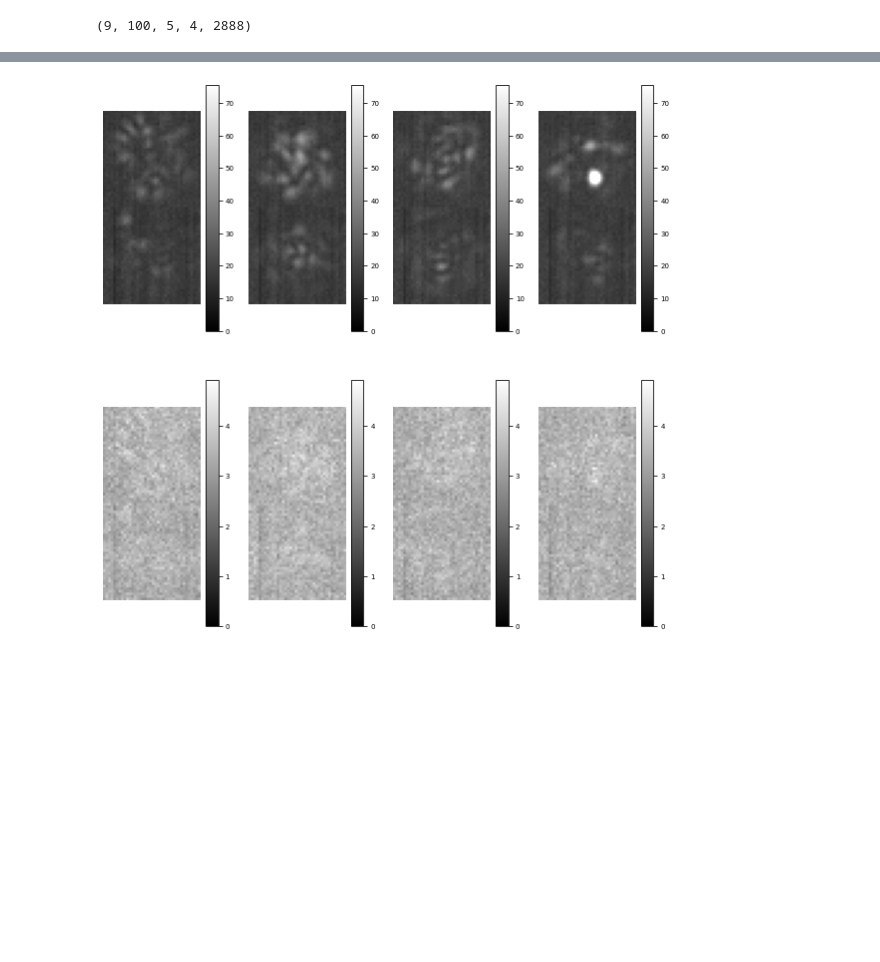
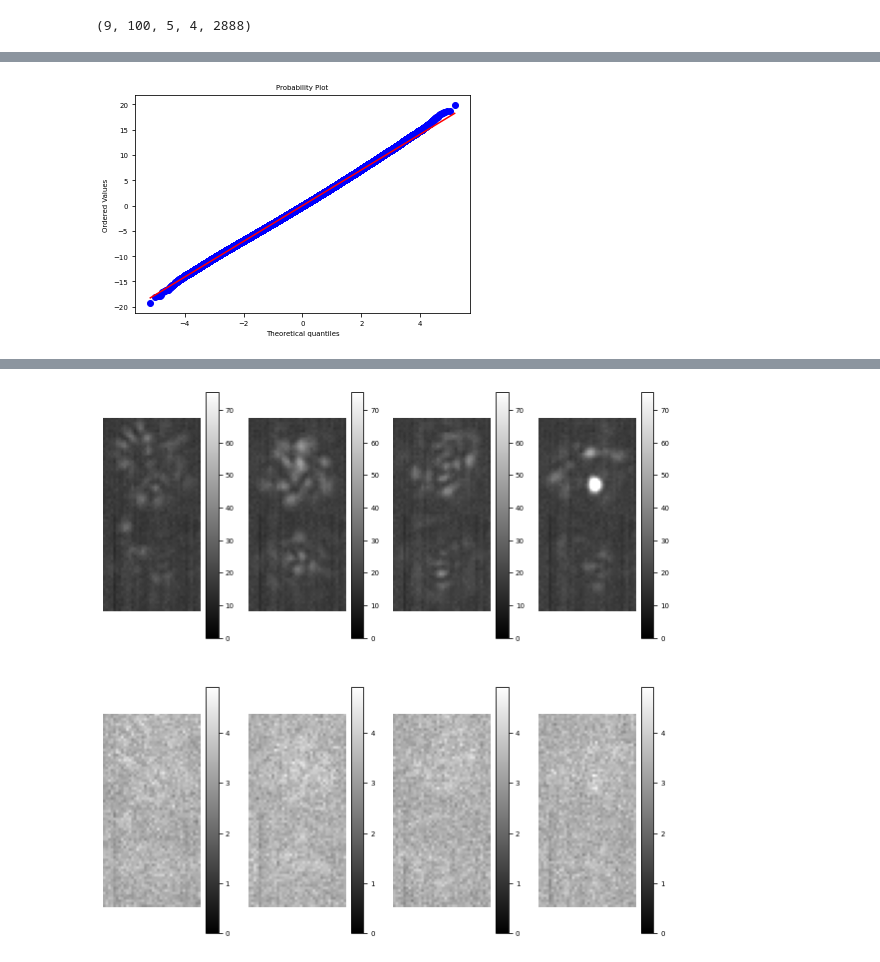
Before and after one commit to rodguti90/Article_PrecisionLimitTensorWFS, a Jupyter notebook: Crashing_disorder_figures.ipynb, the cells around one changed output, grey strips where cells are left out. Saved outputs shown, nothing was run; the diff lists cells and outputs as text; code cells hidden in the pictures; blank space fills up the shorter version.

```diff
--- a/Crashing_disorder_figures.ipynb
+++ b/Crashing_disorder_figures.ipynb
@@ -937,0 +1017,2 @@ plt.savefig(os.path.join(fig_path,'Inoise.pdf'),bbox_inches='tight')
+# %%
+measurs = Iest_vecs - np.mean(Iest_vecs, axis=1, keepdims=True)
@@ -937,0 +1039,7 @@ plt.savefig(os.path.join(fig_path,'Inoise.pdf'),bbox_inches='tight')
+# %%
+
+measurements = measurs[0,:,:,:,:].ravel()#np.random.normal(loc = 20, scale = 5, size=100)
+stats.probplot(measurements, dist='norm', plot=pylab)
+pylab.show()
+# %% [output]
+[figure, added]
```
Also changed, not shown: parts of 26 cells of this notebook, 10 other files.
